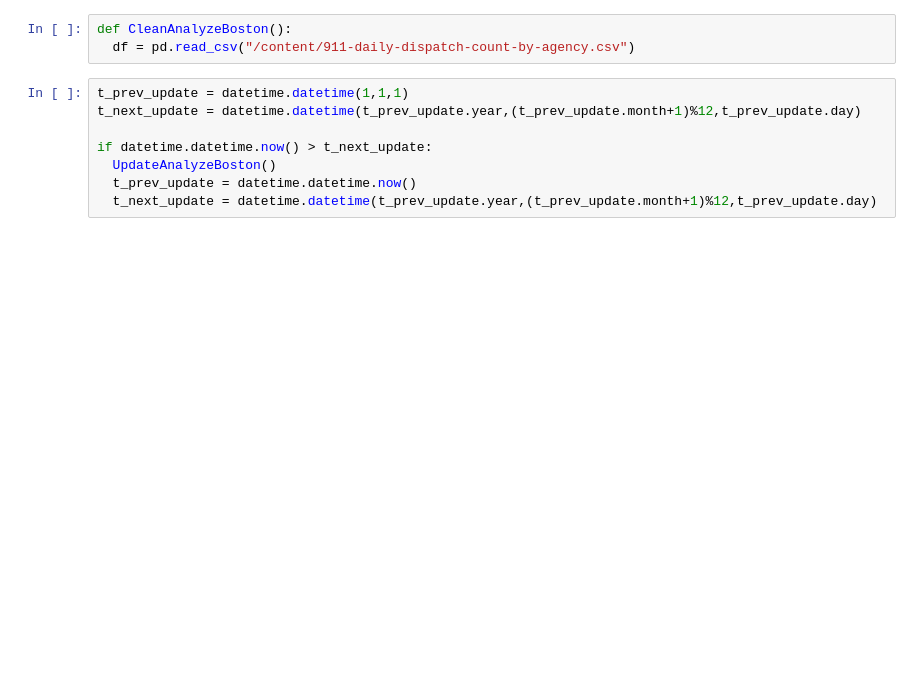
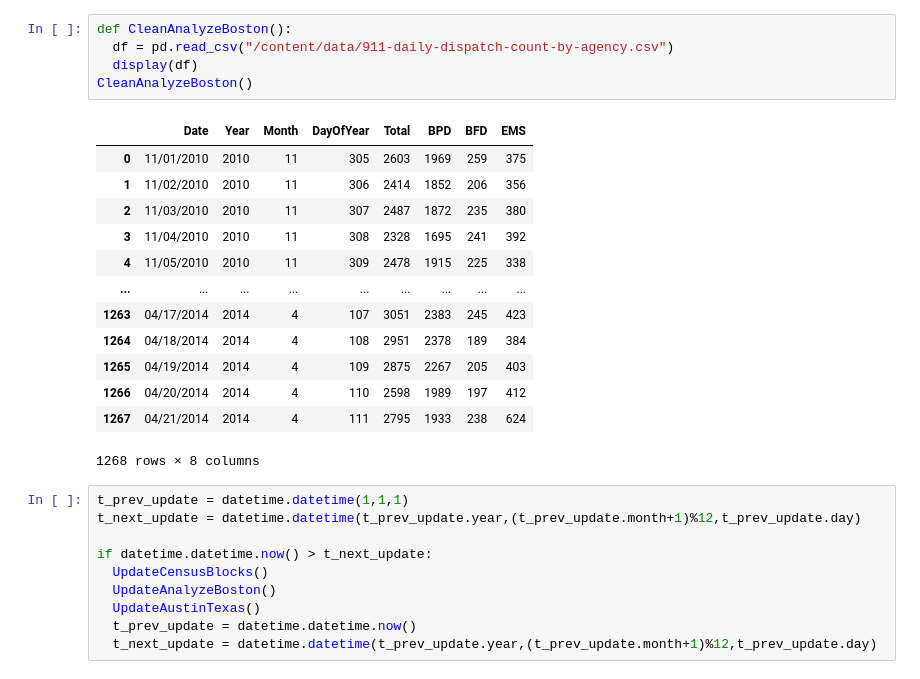
Before and after one commit to albhoe/701_assignments, a Jupyter notebook: project/911Call.ipynb, the cells around one changed output. Drawn from its saved outputs; the diff is of its cells as text; blank space fills up the shorter version.

```diff
--- a/project/911Call.ipynb
+++ b/project/911Call.ipynb
@@ -85,11 +101,29 @@ CleanAustinTexas()
 # %%
 def CleanAnalyzeBoston():
-  df = pd.read_csv("/content/911-daily-dispatch-count-by-agency.csv")
+  df = pd.read_csv("/content/data/911-daily-dispatch-count-by-agency.csv")
+  display(df)
+CleanAnalyzeBoston()
+# %% [output]
+|  | Date | Year | Month | DayOfYear | Total | BPD | BFD | EMS |
+| 0 | 11/01/2010 | 2010 | 11 | 305 | 2603 | 1969 | 259 | 375 |
+| 1 | 11/02/2010 | 2010 | 11 | 306 | 2414 | 1852 | 206 | 356 |
+| 2 | 11/03/2010 | 2010 | 11 | 307 | 2487 | 1872 | 235 | 380 |
+| 3 | 11/04/2010 | 2010 | 11 | 308 | 2328 | 1695 | 241 | 392 |
+| 4 | 11/05/2010 | 2010 | 11 | 309 | 2478 | 1915 | 225 | 338 |
+| ... | ... | ... | ... | ... | ... | ... | ... | ... |
+| 1263 | 04/17/2014 | 2014 | 4 | 107 | 3051 | 2383 | 245 | 423 |
+| 1264 | 04/18/2014 | 2014 | 4 | 108 | 2951 | 2378 | 189 | 384 |
+| 1265 | 04/19/2014 | 2014 | 4 | 109 | 2875 | 2267 | 205 | 403 |
+| 1266 | 04/20/2014 | 2014 | 4 | 110 | 2598 | 1989 | 197 | 412 |
+| 1267 | 04/21/2014 | 2014 | 4 | 111 | 2795 | 1933 | 238 | 624 |
+1268 rows × 8 columns
 # %%
 t_prev_update = datetime.datetime(1,1,1)
 t_next_update = datetime.datetime(t_prev_update.year,(t_prev_update.month+1)%12,t_prev_update.day)
 
 if datetime.datetime.now() > t_next_update:
+  UpdateCensusBlocks()
   UpdateAnalyzeBoston()
+  UpdateAustinTexas()
   t_prev_update = datetime.datetime.now()
   t_next_update = datetime.datetime(t_prev_update.year,(t_prev_update.month+1)%12,t_prev_update.day)
```
Also changed, not shown: parts of 6 cells of this notebook.
